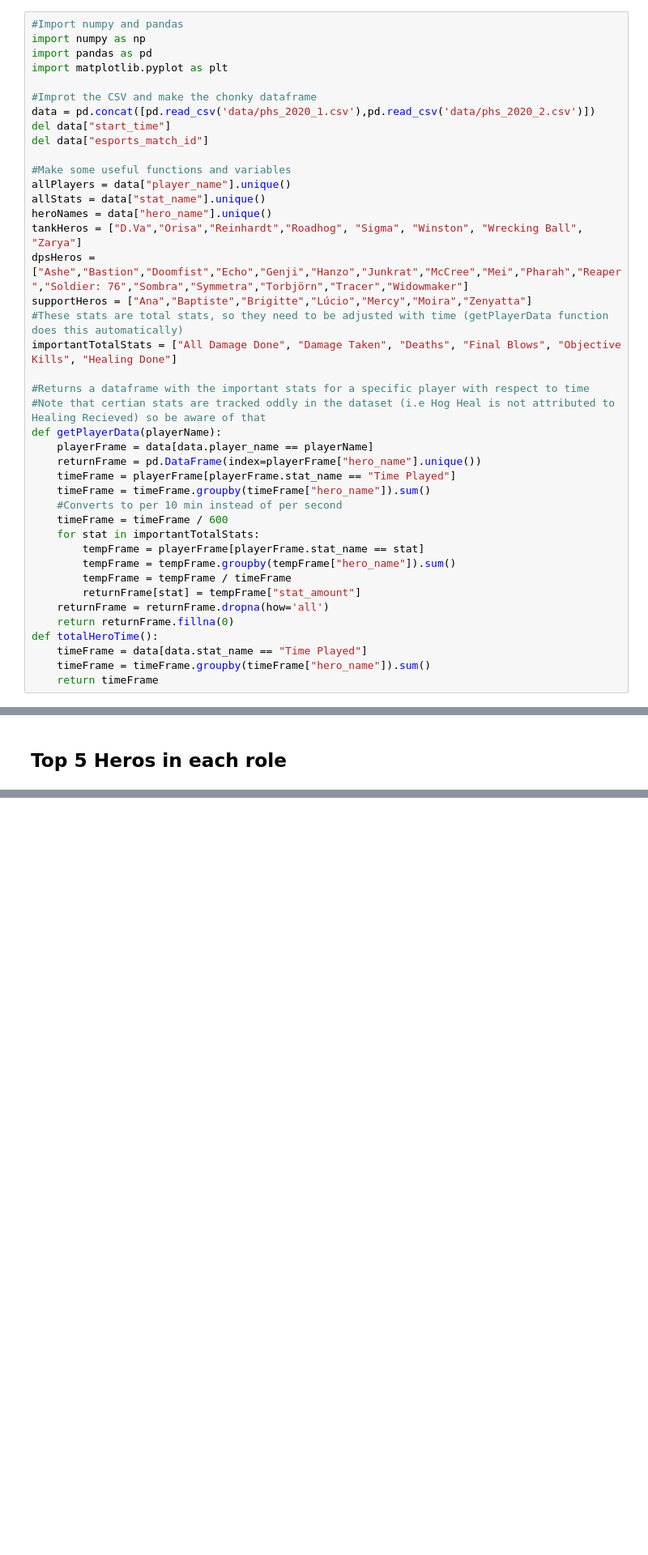
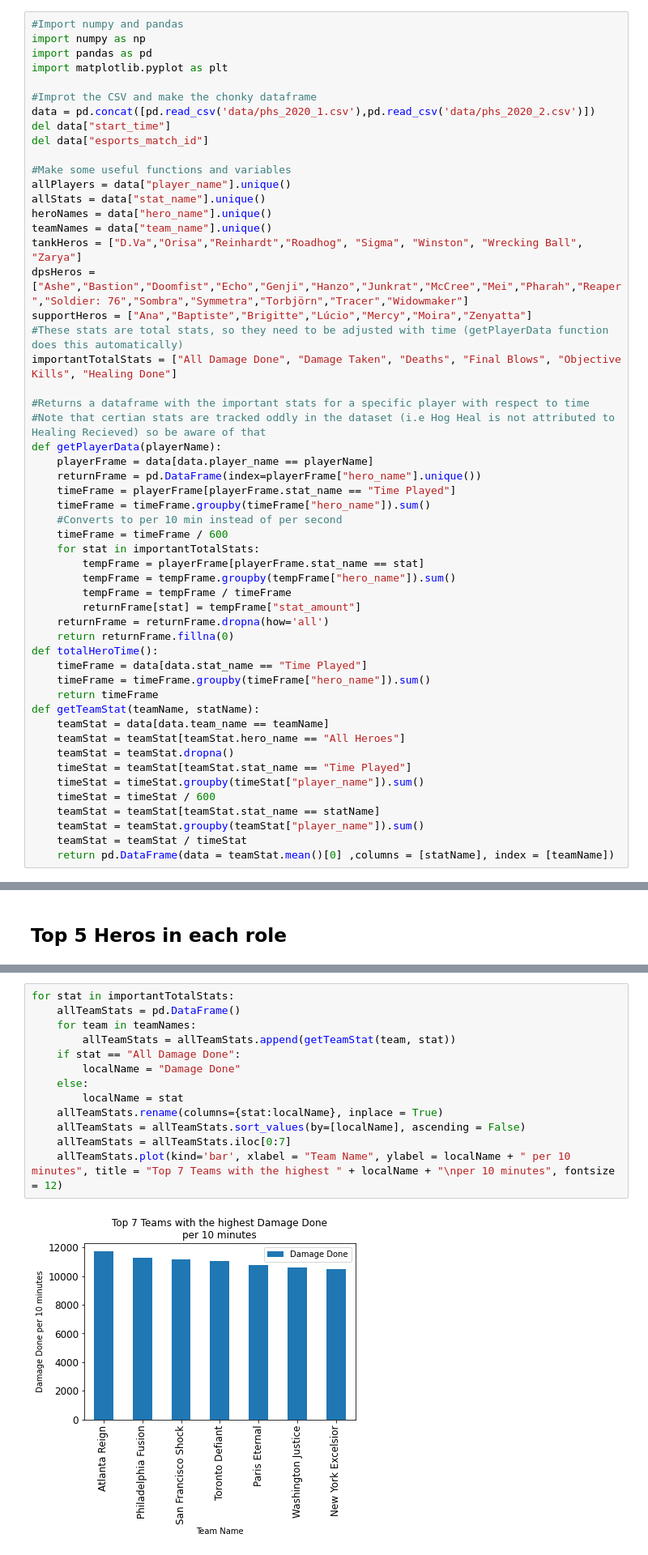
Before and after one commit to rangers5/PythonFinal, a Jupyter notebook: Final.ipynb, the cells around one changed output, grey strips where cells are left out. Shown at 81% size. Drawn from its saved outputs; the diff is of its cells as text; blank space fills up the shorter version.

Commit message:
Added Important stats by team ontop of by player which was previously done

```diff
--- a/Final.ipynb
+++ b/Final.ipynb
@@ -16,6 +16,7 @@ del data["esports_match_id"]
 allPlayers = data["player_name"].unique()
 allStats = data["stat_name"].unique()
 heroNames = data["hero_name"].unique()
+teamNames = data["team_name"].unique()
 tankHeros = ["D.Va","Orisa","Reinhardt","Roadhog", "Sigma", "Winston", "Wrecking Ball", "Zarya"]
 dpsHeros = ["Ashe","Bastion","Doomfist","Echo","Genji","Hanzo","Junkrat","McCree","Mei","Pharah","Reaper","Soldier: 76","Sombra","Symmetra","Torbjörn","Tracer","Widowmaker"]
 supportHeros = ["Ana","Baptiste","Brigitte","Lúcio","Mercy","Moira","Zenyatta"]
@@ -42,6 +43,17 @@ def totalHeroTime():
     timeFrame = data[data.stat_name == "Time Played"]
     timeFrame = timeFrame.groupby(timeFrame["hero_name"]).sum()
     return timeFrame
+def getTeamStat(teamName, statName):
+    teamStat = data[data.team_name == teamName]
+    teamStat = teamStat[teamStat.hero_name == "All Heroes"]
+    teamStat = teamStat.dropna()
+    timeStat = teamStat[teamStat.stat_name == "Time Played"]
+    timeStat = timeStat.groupby(timeStat["player_name"]).sum()
+    timeStat = timeStat / 600
+    teamStat = teamStat[teamStat.stat_name == statName]
+    teamStat = teamStat.groupby(teamStat["player_name"]).sum()
+    teamStat = teamStat / timeStat
+    return pd.DataFrame(data = teamStat.mean()[0] ,columns = [statName], index = [teamName])
 # %%
 #Make a List containing dataFrames of each player's important stats
 adjustedData = {}
@@ -93,0 +108,15 @@ tankHeroTime.plot(kind='bar', xlabel = "Hero Name", ylabel = "Time played in sec
+# %%
+for stat in importantTotalStats:
+    allTeamStats = pd.DataFrame()
+    for team in teamNames:
+        allTeamStats = allTeamStats.append(getTeamStat(team, stat))
+    if stat == "All Damage Done":
+        localName = "Damage Done"
+    else:
+        localName = stat
+    allTeamStats.rename(columns={stat:localName}, inplace = True)
+    allTeamStats = allTeamStats.sort_values(by=[localName], ascending = False)
+    allTeamStats = allTeamStats.iloc[0:7]
+    allTeamStats.plot(kind='bar', xlabel = "Team Name", ylabel = localName + " per 10 minutes", title = "Top 7 Teams with the highest " + localName + "\nper 10 minutes", fontsize = 12)
+# %% [output]
+[figure, added]
```
Also changed, not shown: parts of 2 cells of this notebook.
